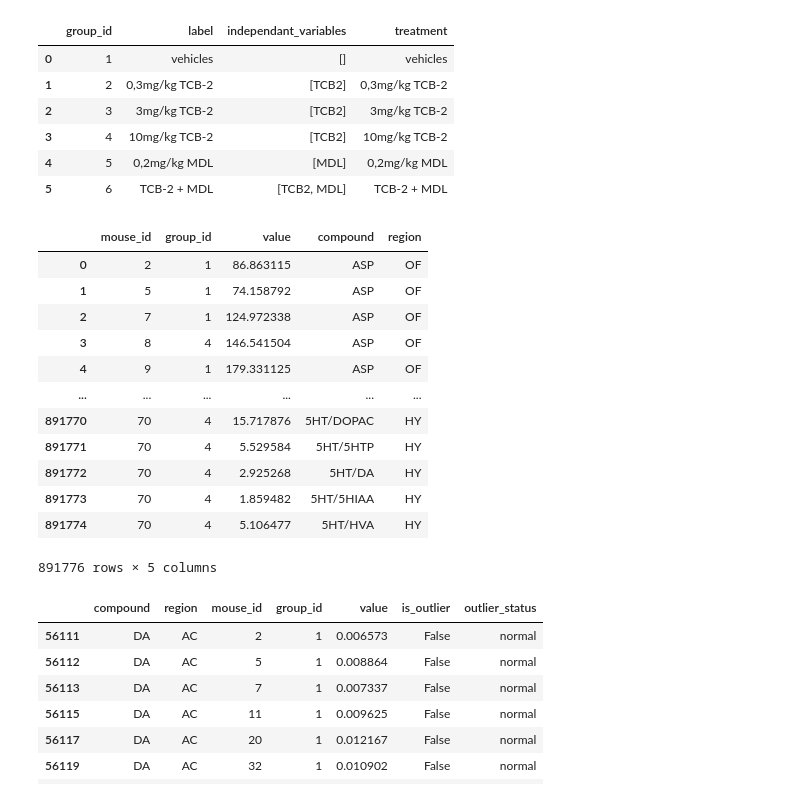
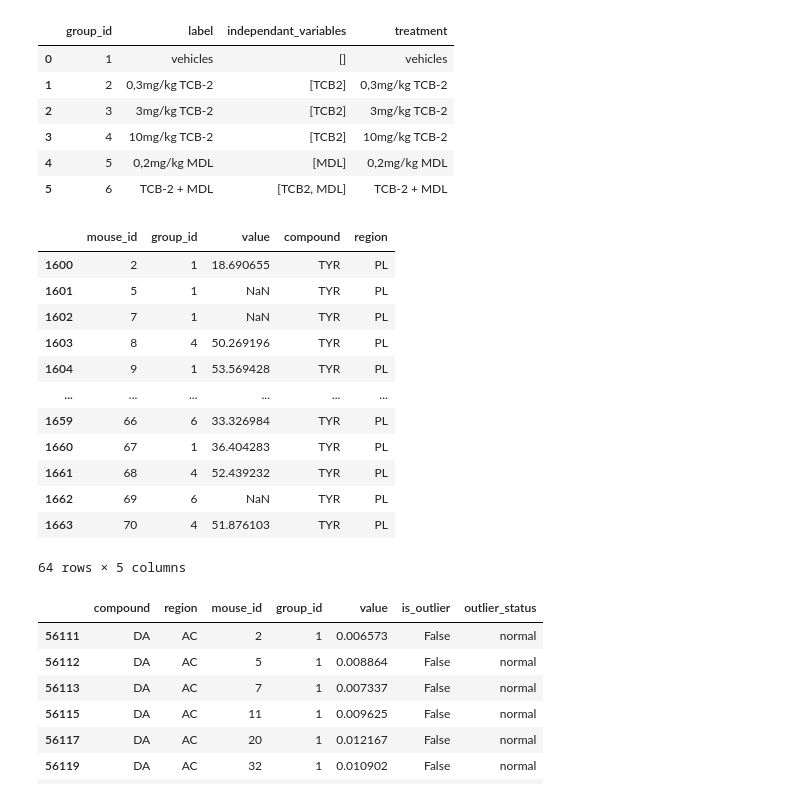
Before and after one commit to remicorne/phd, a Jupyter notebook: NEW_DASH.ipynb, the cells around one changed output. Cells and saved outputs as stored; diff of their text form; code cells hidden in the pictures.

```diff
--- a/NEW_DASH.ipynb
+++ b/NEW_DASH.ipynb
@@ -30,23 +30,24 @@ Treatments
 # %%
 #INSPECT DATA
 from module.core import  HPLC
 data = HPLC('TCB2').df
 data
+data.select(compound='TYR', region = ['PL']) # outlier_status = 'suspected',
 # data.regions.unique()
 # %% [output]
 |  | mouse_id | group_id | value | compound | region |
-| 0 | 2 | 1 | 86.863115 | ASP | OF |
-| 1 | 5 | 1 | 74.158792 | ASP | OF |
-| 2 | 7 | 1 | 124.972338 | ASP | OF |
-| 3 | 8 | 4 | 146.541504 | ASP | OF |
-| 4 | 9 | 1 | 179.331125 | ASP | OF |
+| 1600 | 2 | 1 | 18.690655 | TYR | PL |
+| 1601 | 5 | 1 | NaN | TYR | PL |
+| 1602 | 7 | 1 | NaN | TYR | PL |
+| 1603 | 8 | 4 | 50.269196 | TYR | PL |
+| 1604 | 9 | 1 | 53.569428 | TYR | PL |
 | ... | ... | ... | ... | ... | ... |
-| 891770 | 70 | 4 | 15.717876 | 5HT/DOPAC | HY |
-| 891771 | 70 | 4 | 5.529584 | 5HT/5HTP | HY |
-| 891772 | 70 | 4 | 2.925268 | 5HT/DA | HY |
-| 891773 | 70 | 4 | 1.859482 | 5HT/5HIAA | HY |
-| 891774 | 70 | 4 | 5.106477 | 5HT/HVA | HY |
+| 1659 | 66 | 6 | 33.326984 | TYR | PL |
+| 1660 | 67 | 1 | 36.404283 | TYR | PL |
+| 1661 | 68 | 4 | 52.439232 | TYR | PL |
+| 1662 | 69 | 6 | NaN | TYR | PL |
+| 1663 | 70 | 4 | 51.876103 | TYR | PL |
-891776 rows × 5 columns
+64 rows × 5 columns
 # %%
 #INSPECT OUTLIERS
 from module.core import  Outliers
```
Also changed, not shown: parts of 1 cell of this notebook.
